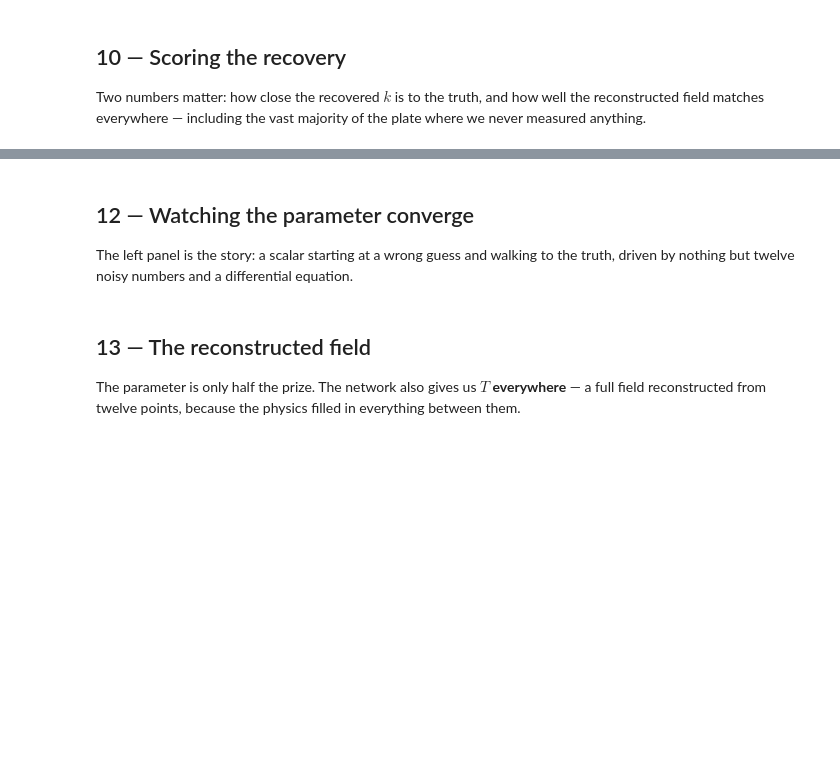
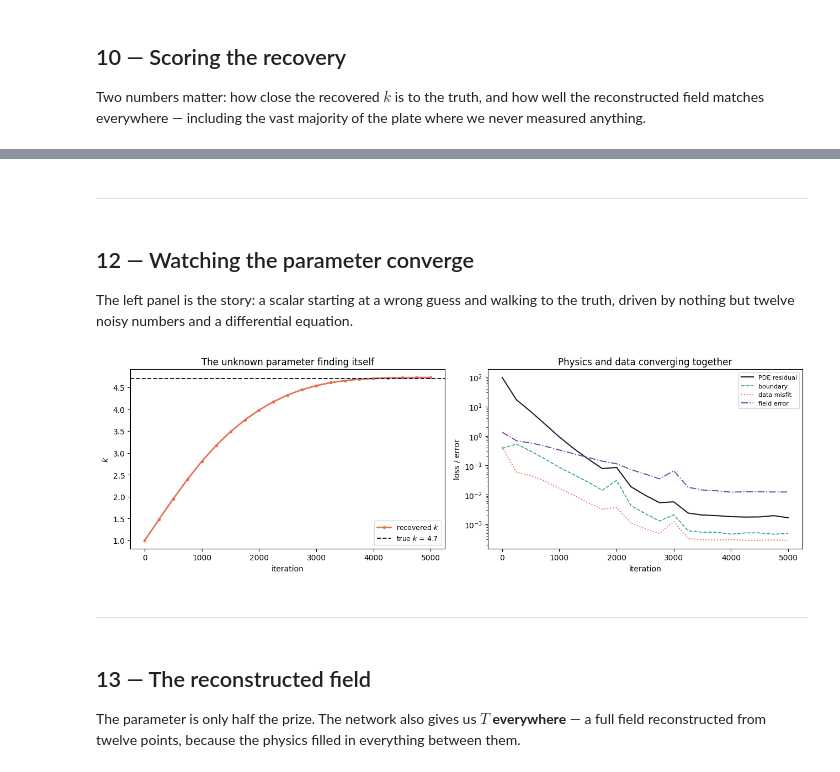
Before and after one commit to rraj-io/PINN_for_Mechanical_Engineer, a Jupyter notebook: PME_Tutorial_08/PME_Tutorial_08_inverse_problem.ipynb, the cells around one changed output, grey strips where cells are left out. Cells and saved outputs as stored; diff of their text form; code cells hidden in the pictures; blank space fills up the shorter version.

```diff
--- a/PME_Tutorial_08/PME_Tutorial_08_inverse_problem.ipynb
+++ b/PME_Tutorial_08/PME_Tutorial_08_inverse_problem.ipynb
@@ -319,3 +384,5 @@ print(f"RECOVERED k = {k_value().item():.4f}   TRUE k = {K_TRUE}   error {k_erro
+# %% [markdown]
+---
 # %% [markdown]
 ## 12 — Watching the parameter converge
 
@@ -323,20 +390,26 @@ The left panel is the story: a scalar starting at a wrong guess and walking to t
 # %%
 it = np.array(history["it"])
 INK="#1A1A2E"; CORAL="#E76F51"; TEAL="#2A9D8F"; PUR="#6D4C9E"
 fig,ax = plt.subplots(1,2,figsize=(13,4.2))
 
 ax[0].plot(it, history["k"], 'o-', color=CORAL, lw=2, ms=3, label='recovered $k$')
 ax[0].axhline(K_TRUE, ls='--', color=INK, lw=1.4, label=f'true $k$ = {K_TRUE}')
 ax[0].set_xlabel('iteration'); ax[0].set_ylabel('$k$')
 ax[0].set_title('The unknown parameter finding itself'); ax[0].legend(fontsize=9)
 
 ax[1].semilogy(it, history["pde"], '-', color=INK, lw=1.5, label='PDE residual')
 ax[1].semilogy(it, history["bc"], '--', color=TEAL, lw=1.2, label='boundary')
 ax[1].semilogy(it, history["data"], ':', color=CORAL, lw=1.4, label='data misfit')
 ax[1].semilogy(it, history["err"], '-.', color=PUR, lw=1.4, label='field error')
 ax[1].set_xlabel('iteration'); ax[1].set_ylabel('loss / error')
 ax[1].set_title('Physics and data converging together'); ax[1].legend(fontsize=8)
-plt.tight_layout(); plt.show()
+plt.tight_layout()
+plt.savefig("t8_convergence.png", dpi=300)
+plt.show()
+# %% [output]
+[figure, added]
+# %% [markdown]
+---
 # %% [markdown]
 ## 13 — The reconstructed field
 
```
Also changed, not shown: parts of 27 cells of this notebook.
